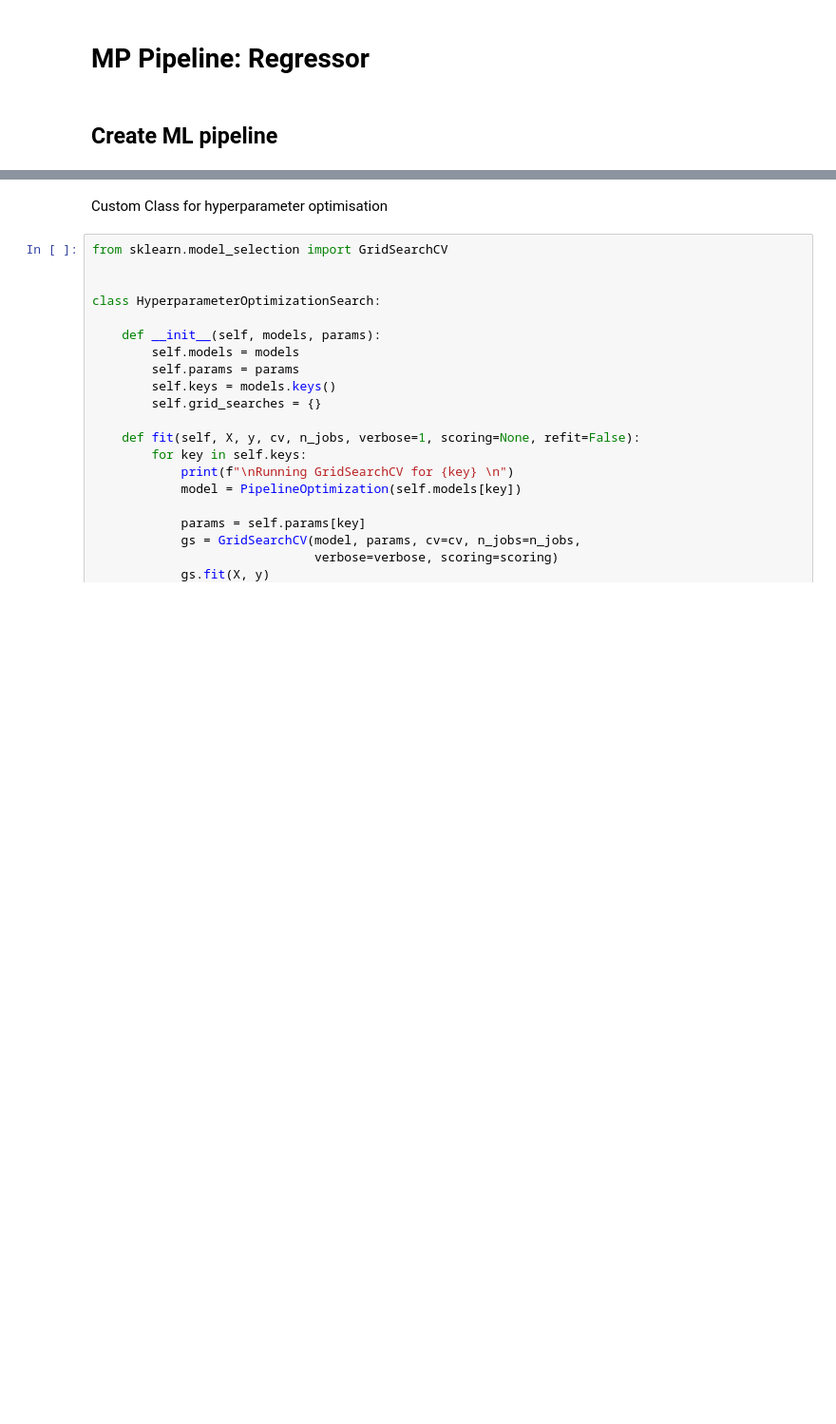
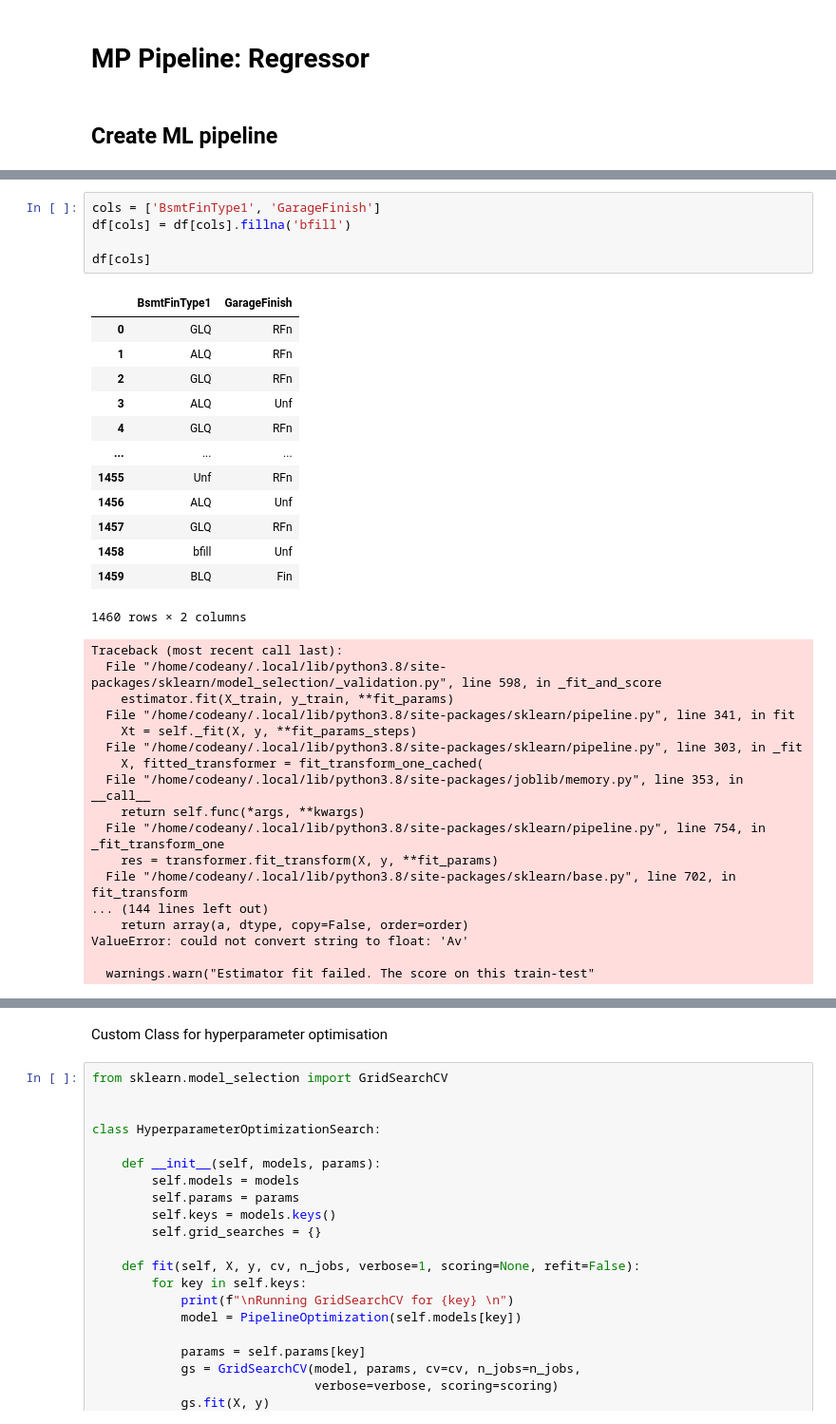
Before and after one commit to iweinacker/Project5_PredictiveAnalytics, a Jupyter notebook: jupyter_notebooks/06 - Modeling and Evaluation - Predict SalePrice-Copy1.ipynb, the cells around one changed output, grey strips where cells are left out. Shown at 95% size. Saved outputs shown, nothing was run; the diff lists cells and outputs as text; blank space fills up the shorter version.

```diff
--- a/jupyter_notebooks/06 - Modeling and Evaluation - Predict SalePrice-Copy1.ipynb
+++ b/jupyter_notebooks/06 - Modeling and Evaluation - Predict SalePrice-Copy1.ipynb
@@ -125,0 +133,36 @@ df.isnull().sum()
+# %%
+cols = ['BsmtFinType1', 'GarageFinish']
+df[cols] = df[cols].fillna('bfill')
+
+df[cols]
+# %% [output]
+|  | BsmtFinType1 | GarageFinish |
+| 0 | GLQ | RFn |
+| 1 | ALQ | RFn |
+| 2 | GLQ | RFn |
+| 3 | ALQ | Unf |
+| 4 | GLQ | RFn |
+| ... | ... | ... |
+| 1455 | Unf | RFn |
+| 1456 | ALQ | Unf |
+| 1457 | GLQ | RFn |
+| 1458 | bfill | Unf |
+| 1459 | BLQ | Fin |
+1460 rows × 2 columns
+Traceback (most recent call last):
+  File "/home/codeany/.local/lib/python3.8/site-packages/sklearn/model_selection/_validation.py", line 598, in _fit_and_score
+    estimator.fit(X_train, y_train, **fit_params)
+  File "/home/codeany/.local/lib/python3.8/site-packages/sklearn/pipeline.py", line 341, in fit
+    Xt = self._fit(X, y, **fit_params_steps)
+  File "/home/codeany/.local/lib/python3.8/site-packages/sklearn/pipeline.py", line 303, in _fit
+    X, fitted_transformer = fit_transform_one_cached(
+  File "/home/codeany/.local/lib/python3.8/site-packages/joblib/memory.py", line 353, in __call__
+    return self.func(*args, **kwargs)
+  File "/home/codeany/.local/lib/python3.8/site-packages/sklearn/pipeline.py", line 754, in _fit_transform_one
+    res = transformer.fit_transform(X, y, **fit_params)
+  File "/home/codeany/.local/lib/python3.8/site-packages/sklearn/base.py", line 702, in fit_transform
+... (144 lines left out)
+    return array(a, dtype, copy=False, order=order)
+ValueError: could not convert string to float: 'Av'
+
+  warnings.warn("Estimator fit failed. The score on this train-test"
```
Also changed, not shown: parts of 7 cells of this notebook, 9 other files.
